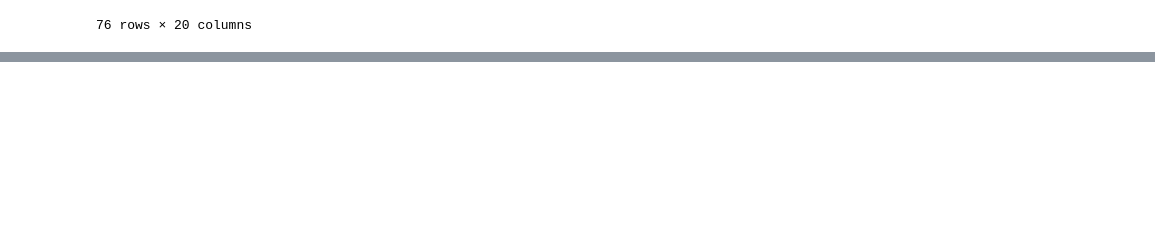
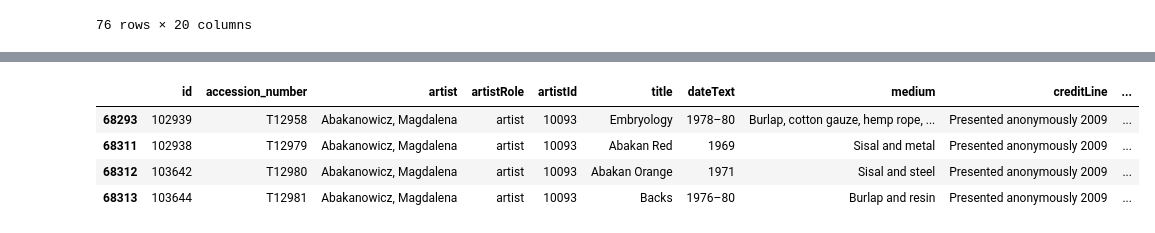
Before and after one commit to jennylzx/dissertation, a Jupyter notebook: notebooks/Tate_Artworks.ipynb, the cells around one changed output, grey strips where cells are left out. Saved outputs shown, nothing was run; the diff lists cells and outputs as text; code cells hidden in the pictures; blank space fills up the shorter version.

```diff
--- a/notebooks/Tate_Artworks.ipynb
+++ b/notebooks/Tate_Artworks.ipynb
@@ -11,8 +11,8 @@ df = pd.read_csv("../data/artwork_data.csv")  #..(relative path, goes to the par
 ### Data cleaning
 # %%
 # Set some global options so we always see all of the columns and rows when we print something out
-pd.set_option('display.max_columns', 100) # 100 cols
-pd.set_option('display.max_rows', 50) # 50 rows
+# pd.set_option('display.max_columns', 100) # 100 cols
+# pd.set_option('display.max_rows', 50) # 50 rows
 print(df.head)
 # %% [output]
 <bound method NDFrame.head of            id accession_number              artist artistRole  artistId
@@ -74,3 +74,12 @@ filtered_df3
 |  | id | accession_number | artist | artistRole | artistId | title | dateText | medium | creditLine | ... |
 | 55616 | 7826 | T00025 | Kauffman, Angelica | manner of | 303 | Hector Taking Leave of Andromache | date not known | Oil paint on canvas | Purchased 1955 | ... |
 | 56505 | 7827 | T00928 | Kauffman, Angelica | artist | 303 | Portrait of a Lady | c.1775 | Oil paint on canvas | Presented by Mrs M. Bernard 1967 | ... |
+# %%
+filtered_df4 = df[(df['artist'] == 'Abakanowicz, Magdalena')]
+filtered_df4
+# %% [output]
+|  | id | accession_number | artist | artistRole | artistId | title | dateText | medium | creditLine | ... |
+| 68293 | 102939 | T12958 | Abakanowicz, Magdalena | artist | 10093 | Embryology | 1978–80 | Burlap, cotton gauze, hemp rope, ... | Presented anonymously 2009 | ... |
+| 68311 | 102938 | T12979 | Abakanowicz, Magdalena | artist | 10093 | Abakan Red | 1969 | Sisal and metal | Presented anonymously 2009 | ... |
+| 68312 | 103642 | T12980 | Abakanowicz, Magdalena | artist | 10093 | Abakan Orange | 1971 | Sisal and steel | Presented anonymously 2009 | ... |
+| 68313 | 103644 | T12981 | Abakanowicz, Magdalena | artist | 10093 | Backs | 1976–80 | Burlap and resin | Presented anonymously 2009 | ... |
```
Also changed, not shown: 8 other files.
